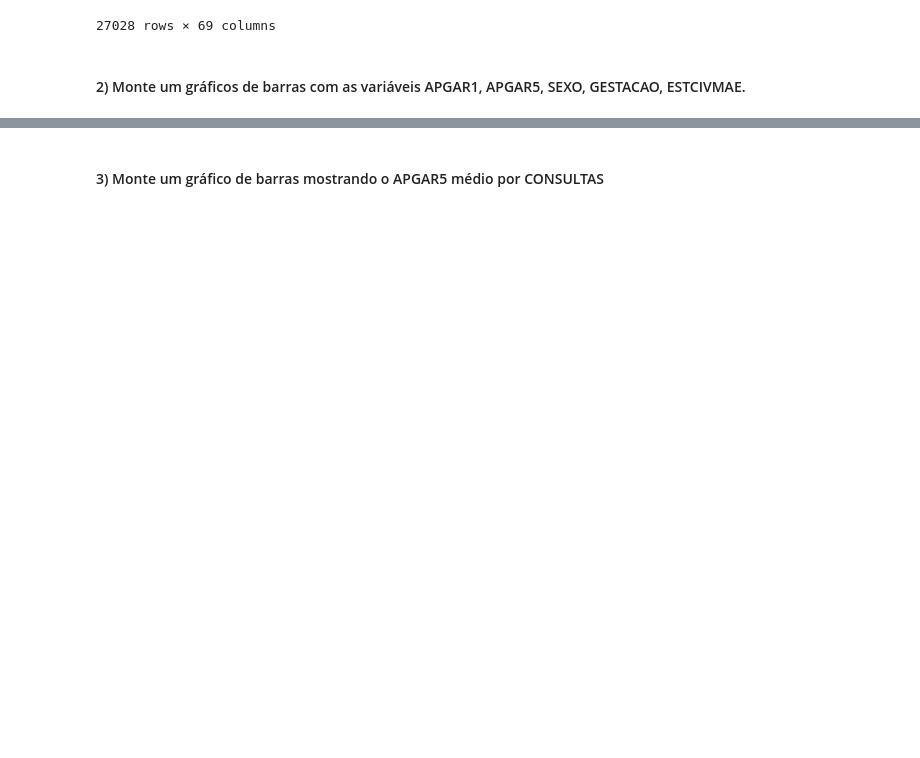
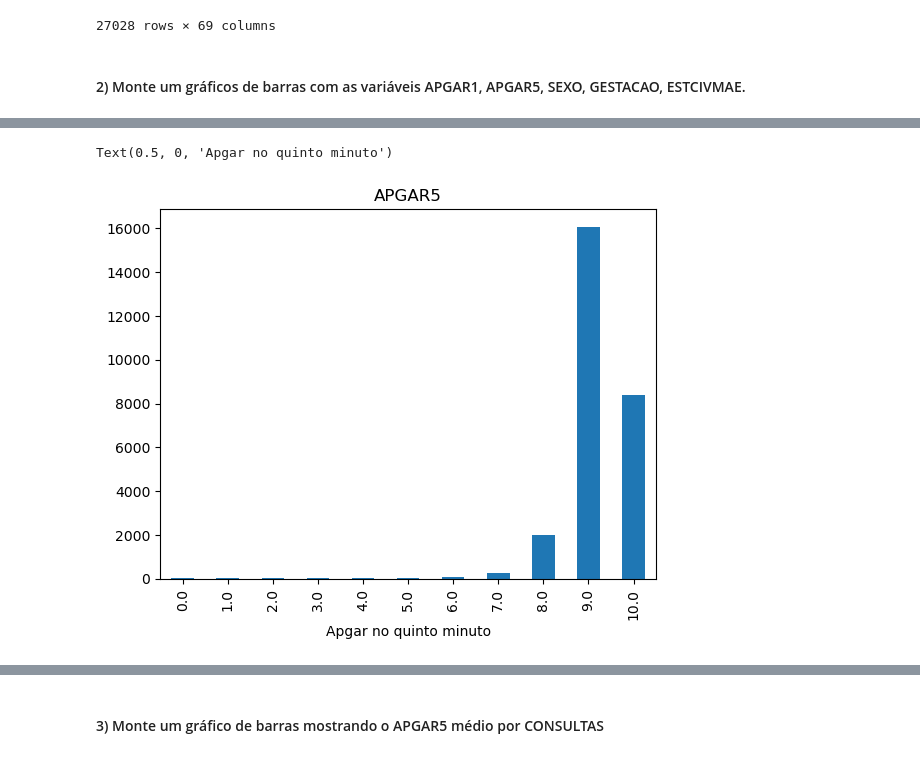
Before and after one commit to Jefersonfranca/Exerc-cio1m-dulo-6, a Jupyter notebook: mod06 tarefa 1.ipynb, the cells around one changed output, grey strips where cells are left out. Drawn from its saved outputs; the diff is of its cells as text; code cells hidden in the pictures; blank space fills up the shorter version.

```diff
--- a/mod06 tarefa 1.ipynb
+++ b/mod06 tarefa 1.ipynb
@@ -50,0 +35,7 @@ graf5.hist(df_sinasc['ESTCIVMAE'].dropna())
+# %%
+sinasc['APGAR5'].value_counts().sort_index().plot.bar()
+plt.title(label='APGAR5')
+plt.xlabel(xlabel='Apgar no quinto minuto')
+# %% [output]
+Text(0.5, 0, 'Apgar no quinto minuto')
+[figure, added]
```
Also changed, not shown: parts of 9 cells of this notebook.
